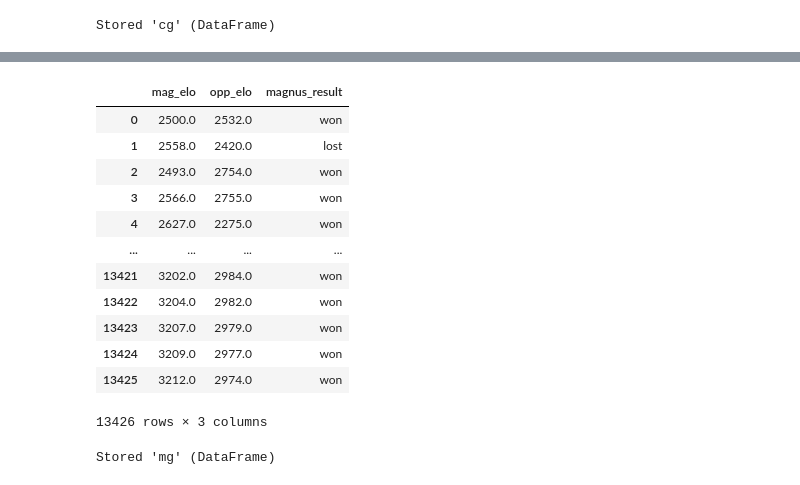
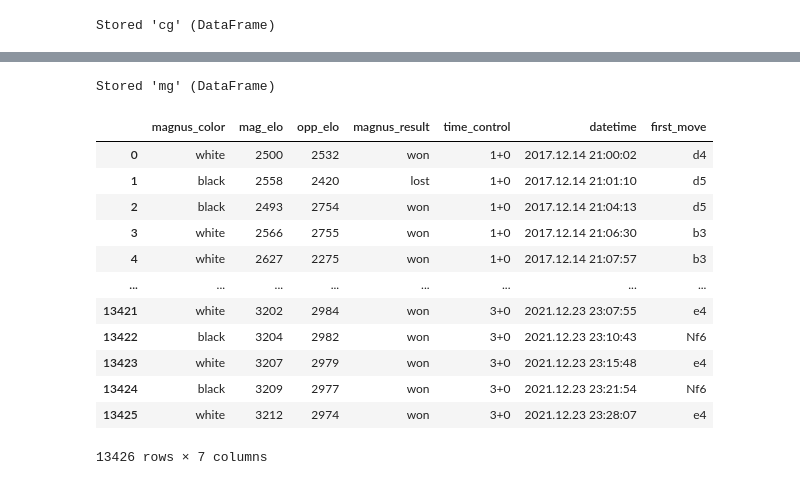
Before and after one commit to dealom/Magnus-Carlsen-Lichess-Games-Dataset-Analysis, a Jupyter notebook: Cleaning.ipynb, the cells around one changed output, grey strips where cells are left out. Cells and saved outputs as stored; diff of their text form; code cells hidden in the pictures.

```diff
--- a/Cleaning.ipynb
+++ b/Cleaning.ipynb
@@ -164,17 +193,3 @@ cg.head()
 | 2 | 30157fb0-b75e-437c-a426-15de66858bae | 2754 | gnejs | 0-1 | Magnus Carlsen | 2493 | 60+0 | black | lost | ... |
 | 3 | 93fa1904-8b3f-47cb-a3b3-effd45ef270a | 2566 | Magnus Carlsen | 1-0 | Toivo Keinänen | 2755 | 60+0 | black | lost | ... |
 | 4 | 5677b65e-8fa4-44a1-a64b-35067160a80c | 2627 | Magnus Carlsen | 1-0 | AusCub | 2275 | 60+0 | black | lost | ... |
-# %%
-# The first row shows that the magnus_result and magnus_color columns are incorrect so I'll fix them below.
-# Fixing magnus_color: magwhite and magblack is full of "Magnus Carlsen" and NaN values. I merge those 2 dfs to make magcolor
-
-magwhite = cg.loc[(cg.white=='Magnus Carlsen'),['white']]
-magwhite.reset_index(inplace=True)
-magblack = cg.loc[(cg.black=='Magnus Carlsen'),['black']]
-magblack.reset_index(inplace=True)
-magcolor = magwhite.merge(magblack,how='outer',on='index',sort=True)
-
-magcolor['magnus_color'] = (magcolor.white=='Magnus Carlsen') # full of booleans where True means Magnus was white
-magcolor = magcolor.replace({True:'white',False:'black'})
-cg.magnus_color = magcolor.magnus_color
-cg
@@ -194,0 +196,9 @@ cg
+# %%
+# The first row shows that the magnus_result and magnus_color columns are incorrect so I'll fix them below.
+# If the white column has the name Magnus Carlsen, his color was white, otherwise it was black
+def color(df):
+    if df.white=='Magnus Carlsen':
+        return 'white'
+    return 'black'
+cg.magnus_color=cg.apply(color,axis=1)
+cg
@@ -241,6 +266,19 @@ cg.head()
 # %% [output]
 Stored 'cg' (DataFrame)
 # %%
-# In the few code blocks, I'm creating a dataframe where Magnus has his own column and the opponent has their own column, instead of black and white
-def mergeelo(row):
-    return row.white_elo + row.black_elo
+# I'm creating a dataframe where Magnus has his own column
+# and the opponent has their own column, instead of black and white.
+def magnuselo(df):
+    if df.white=='Magnus Carlsen':
+        return df.white_elo
+    return df.black_elo
+
+def opponentelo(df):
+    if df.white!='Magnus Carlsen':
+        return df.white_elo
+    return df.black_elo
+
+elos = pd.DataFrame(columns=['mag_elo','opp_elo'])
+elos.mag_elo = cg.apply(magnuselo,axis=1)
+elos.opp_elo = cg.apply(opponentelo,axis=1)
+elos
@@ -296,25 +299,20 @@ opponentelo
-# %%
-# combining the information from the two dataframes above
-magoppres = pd.DataFrame(data=(magnuselo.elo,opponentelo.elo,cg.magnus_result)).T
-magoppres.columns = ['mag_elo','opp_elo','magnus_result']
-magoppres
-# %% [output]
-|  | mag_elo | opp_elo | magnus_result |
-| 0 | 2500.0 | 2532.0 | won |
-| 1 | 2558.0 | 2420.0 | lost |
-| 2 | 2493.0 | 2754.0 | won |
-| 3 | 2566.0 | 2755.0 | won |
-| 4 | 2627.0 | 2275.0 | won |
-| ... | ... | ... | ... |
-| 13421 | 3202.0 | 2984.0 | won |
-| 13422 | 3204.0 | 2982.0 | won |
-| 13423 | 3207.0 | 2979.0 | won |
-| 13424 | 3209.0 | 2977.0 | won |
-| 13425 | 3212.0 | 2974.0 | won |
-13426 rows × 3 columns
 # %%
 # mg short for magnus games but mainly means that the dataframe has a magnus column and a opponent column rather than black/white
-mg = pd.DataFrame(data=(cg.magnus_color,magoppres.mag_elo,magoppres.opp_elo, magoppres.magnus_result,cg.time_control,cg.datetime,cg.first_move)).T
+mg = pd.DataFrame(data=(cg.magnus_color,elos.mag_elo,elos.opp_elo, cg.magnus_result,cg.time_control,cg.datetime,cg.first_move)).T
 %store mg
+mg
 # %% [output]
 Stored 'mg' (DataFrame)
+|  | magnus_color | mag_elo | opp_elo | magnus_result | time_control | datetime | first_move |
+| 0 | white | 2500 | 2532 | won | 1+0 | 2017.12.14 21:00:02 | d4 |
+| 1 | black | 2558 | 2420 | lost | 1+0 | 2017.12.14 21:01:10 | d5 |
+| 2 | black | 2493 | 2754 | won | 1+0 | 2017.12.14 21:04:13 | d5 |
+| 3 | white | 2566 | 2755 | won | 1+0 | 2017.12.14 21:06:30 | b3 |
+| 4 | white | 2627 | 2275 | won | 1+0 | 2017.12.14 21:07:57 | b3 |
+| ... | ... | ... | ... | ... | ... | ... | ... |
+| 13421 | white | 3202 | 2984 | won | 3+0 | 2021.12.23 23:07:55 | e4 |
+| 13422 | black | 3204 | 2982 | won | 3+0 | 2021.12.23 23:10:43 | Nf6 |
+| 13423 | white | 3207 | 2979 | won | 3+0 | 2021.12.23 23:15:48 | e4 |
+| 13424 | black | 3209 | 2977 | won | 3+0 | 2021.12.23 23:21:54 | Nf6 |
+| 13425 | white | 3212 | 2974 | won | 3+0 | 2021.12.23 23:28:07 | e4 |
+13426 rows × 7 columns
```
Also changed, not shown: parts of 12 cells of this notebook, 12 other files.
